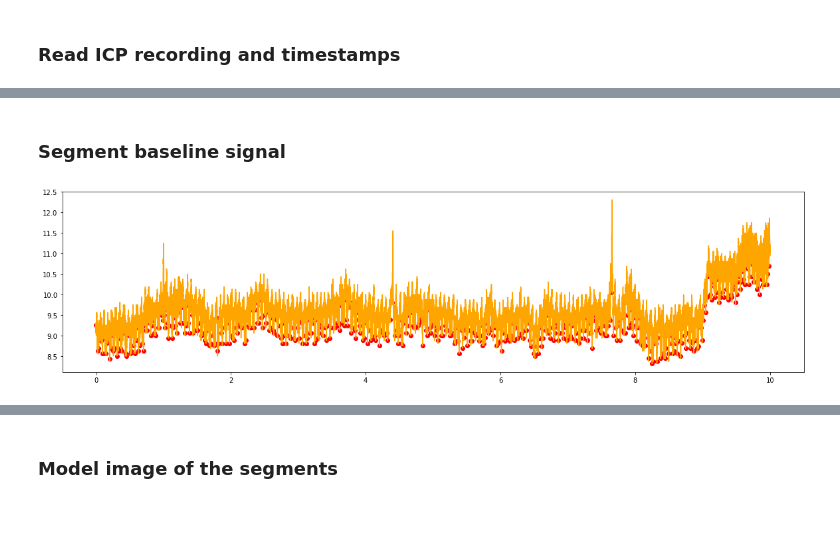
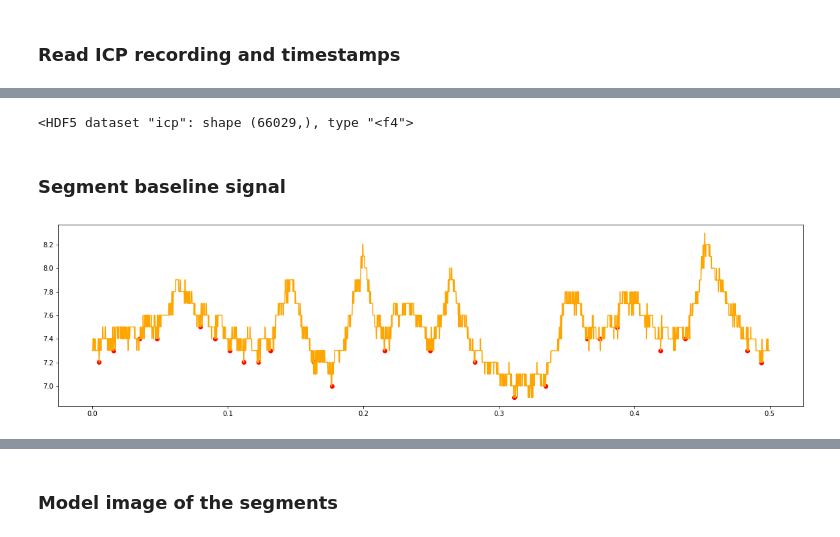
Before and after one commit to opeltre/revert, a Jupyter notebook: notebooks/pulse_extraction.ipynb, the cells around one changed output, grey strips where cells are left out. Saved outputs shown, nothing was run; the diff lists cells and outputs as text; code cells hidden in the pictures.

```diff
--- a/notebooks/pulse_extraction.ipynb
+++ b/notebooks/pulse_extraction.ipynb
@@ -16,9 +18,12 @@ from revert import infusion
 # %%
 from revert.transforms import filter_spikes, bandpass, Troughs
 
+key = d["keys"][66]
+#key = 'inf_20140721123111_INF2'
+
 db = infusion.Dataset("full")
 fs = 100
-file = db.get(33)
+file = db.get(key)
 
 # read full icp recording
 icp_raw = file.icp()
@@ -39,22 +62,27 @@ inf_20180305121332_Allister_GARNHAM: 1 block(s)
+# %%
+file['waves/icp']
+# %% [output]
+<HDF5 dataset "icp": shape (66029,), type "<f4">
 # %% [markdown]
 ### Segment baseline signal
 # %%
 # Baseline first minutes
 i0     = periods["start"]
 i1, i2 = periods["Baseline"]
-N = 10 * 6000
+i1 += 400
+N = 1 * 3000
 time = torch.arange(N) / (fs * 60)
 icp  = icp_full[int(100 * (i1 - i0)):int(100 * (i1 - i0)) + N]
 
 # Find diastoles
 argmin  = Troughs(N, 50)
-bp      = bandpass(0.6, 12, fs)
+bp      = bandpass(0.7, 16, fs)
 troughs = argmin(bp(icp))
 
 # Plot
 plt.figure(figsize=(20, 5))
 plt.plot(time, icp, color='orange')
 plt.scatter(time[troughs], icp[troughs], color='red')
 plt.show()
 # %% [output]
-[figure, old version]
+[figure, new version]
```
Also changed, not shown: parts of 29 cells of this notebook.
